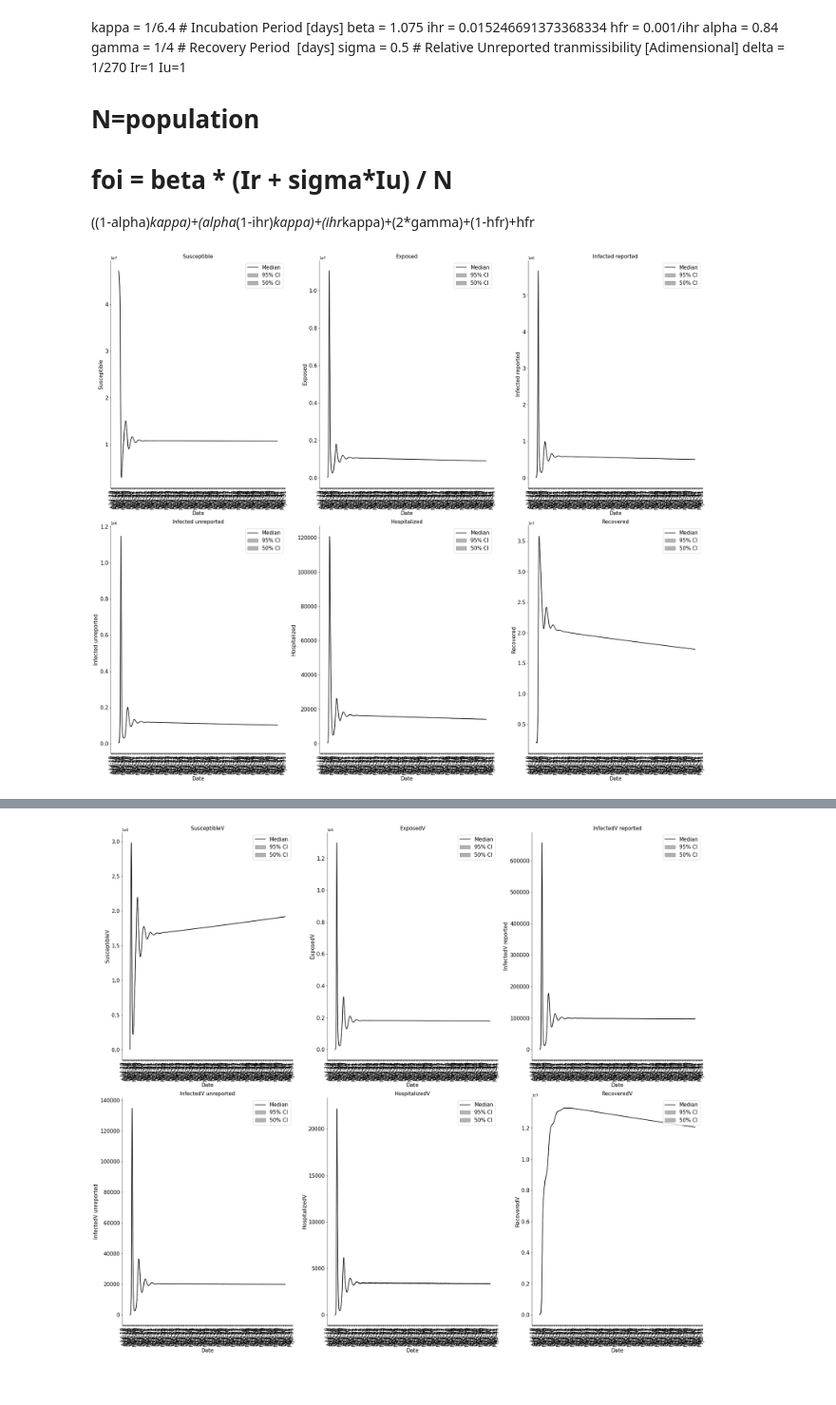
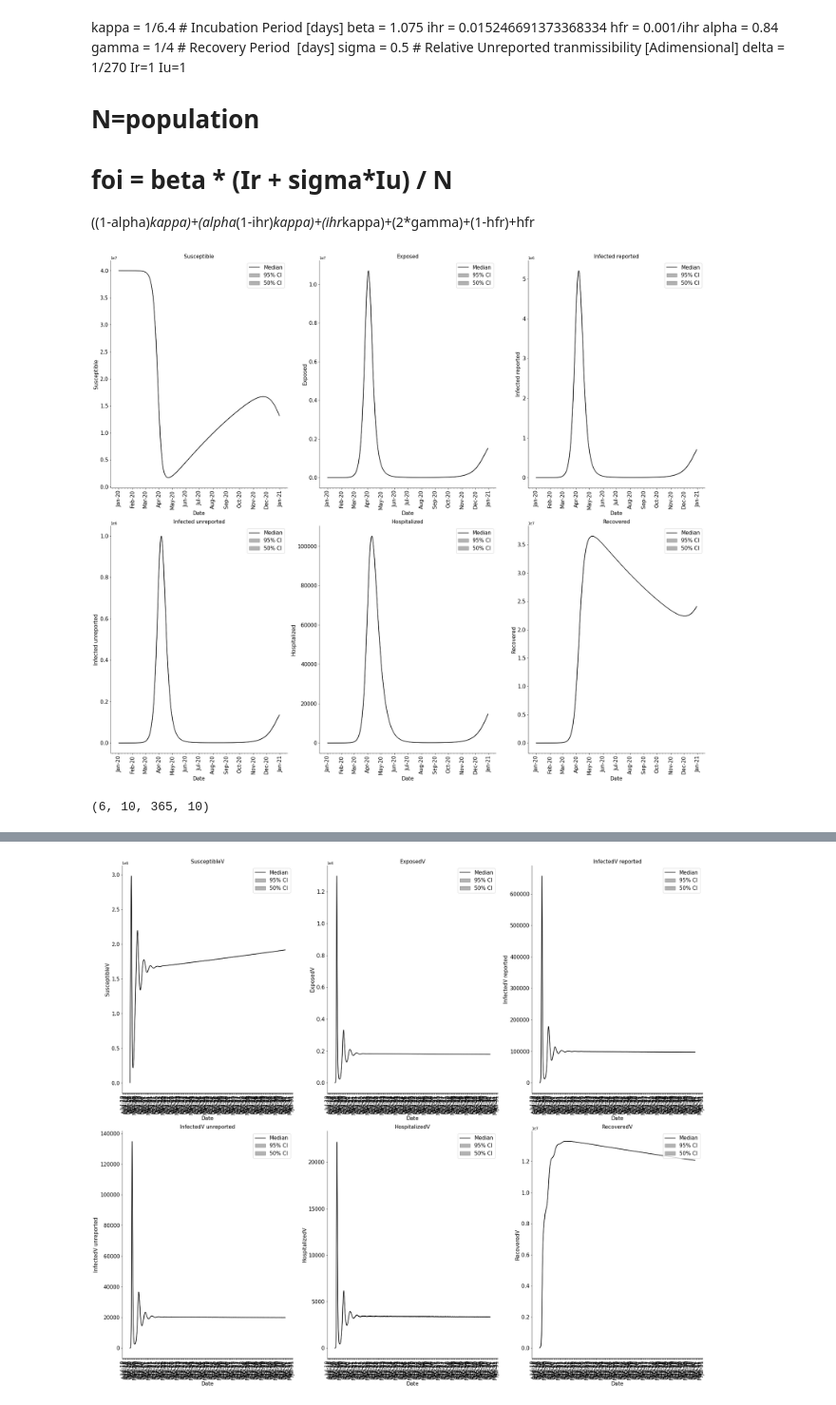
Before and after one commit to Juanmontenegro99/Covid19_Agg, a Jupyter notebook: models/models.ipynb, the cells around one changed output, grey strips where cells are left out. Shown at 95% size. Saved outputs shown, nothing was run; the diff lists cells and outputs as text; code cells hidden in the pictures.

Commit message:
Final model

```diff
--- a/models/models.ipynb
+++ b/models/models.ipynb
@@ -11,38 +11,28 @@ def checkbound_state_vars(x_state_ens, pop, num_params=8, num_ensembles=300):
     return x_state_ens
 # %%
 date_init  = pd.to_datetime("2020-01-01")
-date_end   = pd.to_datetime("2030-12-30")
+date_end   = pd.to_datetime("2020-12-30")
 dates      = pd.date_range(start=date_init, end=date_end, freq='1D')
 num_steps = len(dates)
 df_all    = []
 num_iters = 10
-num_var = 27
+num_var = 8
 num_ensembles = 10
 df_all = np.zeros((num_var, num_ensembles, num_steps, num_iters))
 from tqdm import tqdm
 for idx_iter in tqdm(range(num_iters)):
 
-    population         = 49263774.0
-    x                  = init_modelV(pop = population, num_variables=num_var, num_ensembles=num_ensembles)
+    population         = 40000000.0
+    x                  = init_model(pop = population, num_variables=num_var, num_ensembles=num_ensembles)
     beta               = 1.075
-    ihr   = 0.007366262391355804
-    iV1hr = 0.02280576591751023
-    iV2hr = 0.07673189990995631
-
-    hfr   = 0.9510075988639394
-    hV1fr = 0.3071754544330524
-    hV2fr = 0.09129672949093816
-
-    Vr1           = 0.0023
-    Vr2           = Vr1/90
+    ifr   = 0.007366262391355804
     alpha_s            = 0.84
 
     x_all = np.zeros((num_var, num_ensembles, num_steps))
     x_all[:,:,0]=x
     for t in range(1,num_steps):
 
-        x_ens =(modelV(x=x_all[:,:,t-1], beta=beta, ihr = ihr, hfr = hfr, iV1hr=iV1hr, hV1fr=hV1fr, iV2hr=iV2hr,
-                                hV2fr=hV2fr, Vr1=Vr1, Vr2=Vr2, alpha=alpha_s, N=population, num_ensembles=10))
+        x_ens =(model(x=x_all[:,:,t-1], beta=beta, ifr = ifr, alpha=alpha_s, N=population, num_ensembles=10))
 
 
         x_ens1 = checkbound_state_vars(x_state_ens=x_ens, pop=population, num_params= num_var, num_ensembles= num_ensembles)
@@ -120,9 +110,8 @@ Ir_time = np.mean(df_all[2,:,:,:], -1)
 Iu_time = np.mean(df_all[3,:,:,:], -1)
 Ih_time = np.mean(df_all[4,:,:,:], -1)
 R_time = np.mean(df_all[5,:,:,:], -1)
-H_time = np.mean(df_all[6,:,:,:], -1)
-C_time = np.mean(df_all[7,:,:,:], -1)
-D_time = np.mean(df_all[8,:,:,:], -1)
+C_time = np.mean(df_all[6,:,:,:], -1)
+D_time = np.mean(df_all[7,:,:,:], -1)
 
 df_S  = create_df_response(S_time, time=num_steps, dates =dates)
 df_E  = create_df_response(E_time, time=num_steps, dates =dates)
@@ -130,7 +119,7 @@ df_Ir  = create_df_response(Ir_time, time=num_steps, dates =dates)
 df_Iu  = create_df_response(Iu_time, time=num_steps, dates =dates)
 df_Ih  = create_df_response(Ih_time, time=num_steps, dates =dates)
 df_R  = create_df_response(R_time, time=num_steps, dates =dates)
-df_H  = create_df_response(H_time, time=num_steps, dates =dates)
+# df_H  = create_df_response(H_time, time=num_steps, dates =dates)
 df_C  = create_df_response(C_time, time=num_steps, dates =dates)
 df_D  = create_df_response(D_time, time=num_steps, dates =dates)
 
@@ -241,31 +230,35 @@ ax[1,1].spines['top'].set_visible(False)
 
 ax[1,1].tick_params( which='both', axis='x', labelrotation=90, labelsize=15)
 ax[1,1].set_xlabel("Date", fontsize=15)
 ax[1,1].set_ylabel("Hospitalized", fontsize=15)
 ax[1,1].set_title("Hospitalized", fontsize=15)
 ax[1,1].legend(fontsize=15, loc='upper right')
 plt.tight_layout()
 
 #---------------------------------------------------------------
 
 ax[1,2].plot(df_R.index.values, df_R["median"], color='k', label='Median')
 ax[1,2].fill_between(df_R.index.values, df_R["high_95"], df_R["low_95"], color='k', alpha=0.3, label='95% CI')
 ax[1,2].fill_between(df_R.index.values, df_R["high_50"], df_R["low_50"], color='k', alpha=0.3, label='50% CI')
 
 #sns.barplot(data=df_response, x='date', y='valuye')
 
 ax[1,2].xaxis.set_major_locator(mdates.MonthLocator())
 ax[1,2].xaxis.set_major_formatter(mdates.DateFormatter('%b-%y'))
 ax[1,2].xaxis.set_minor_locator(mdates.WeekdayLocator())
 ax[1,2].tick_params( which='both', axis='both', labelsize=15)
 ax[1,2].spines['right'].set_visible(False)
 ax[1,2].spines['top'].set_visible(False)
 
 ax[1,2].tick_params( which='both', axis='x', labelrotation=90, labelsize=15)
 ax[1,2].set_xlabel("Date", fontsize=15)
 ax[1,2].set_ylabel("Recovered", fontsize=15)
 ax[1,2].set_title("Recovered", fontsize=15)
 ax[1,2].legend(fontsize=15, loc='upper right')
 plt.tight_layout()
 # %% [output]
-[figure, old version]
+[figure, new version]
+# %%
+df_all[:6,:,:,:].shape
+# %% [output]
+(6, 10, 365, 10)
```
Also changed, not shown: parts of 3 cells of this notebook, 3 other files.
